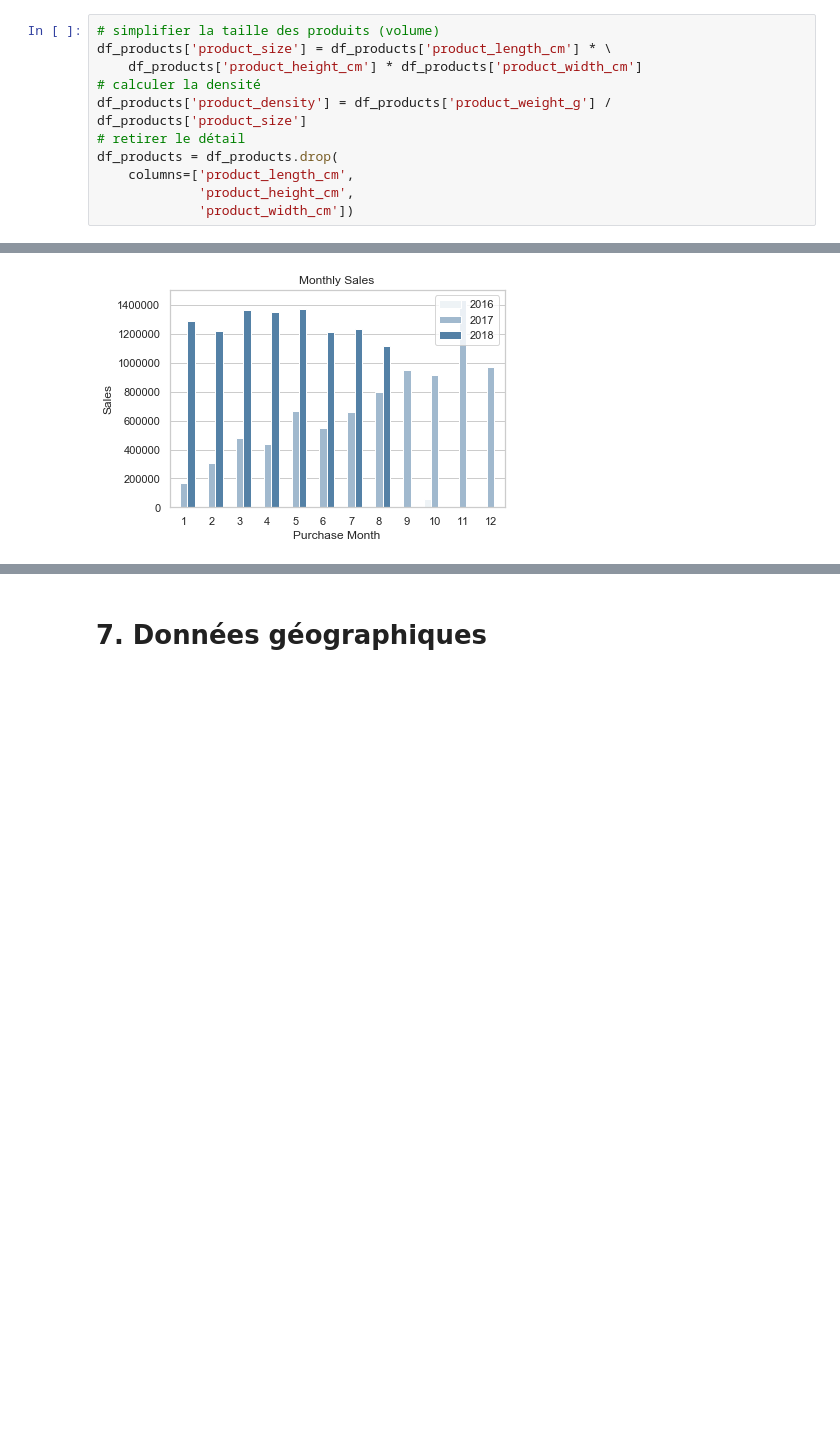
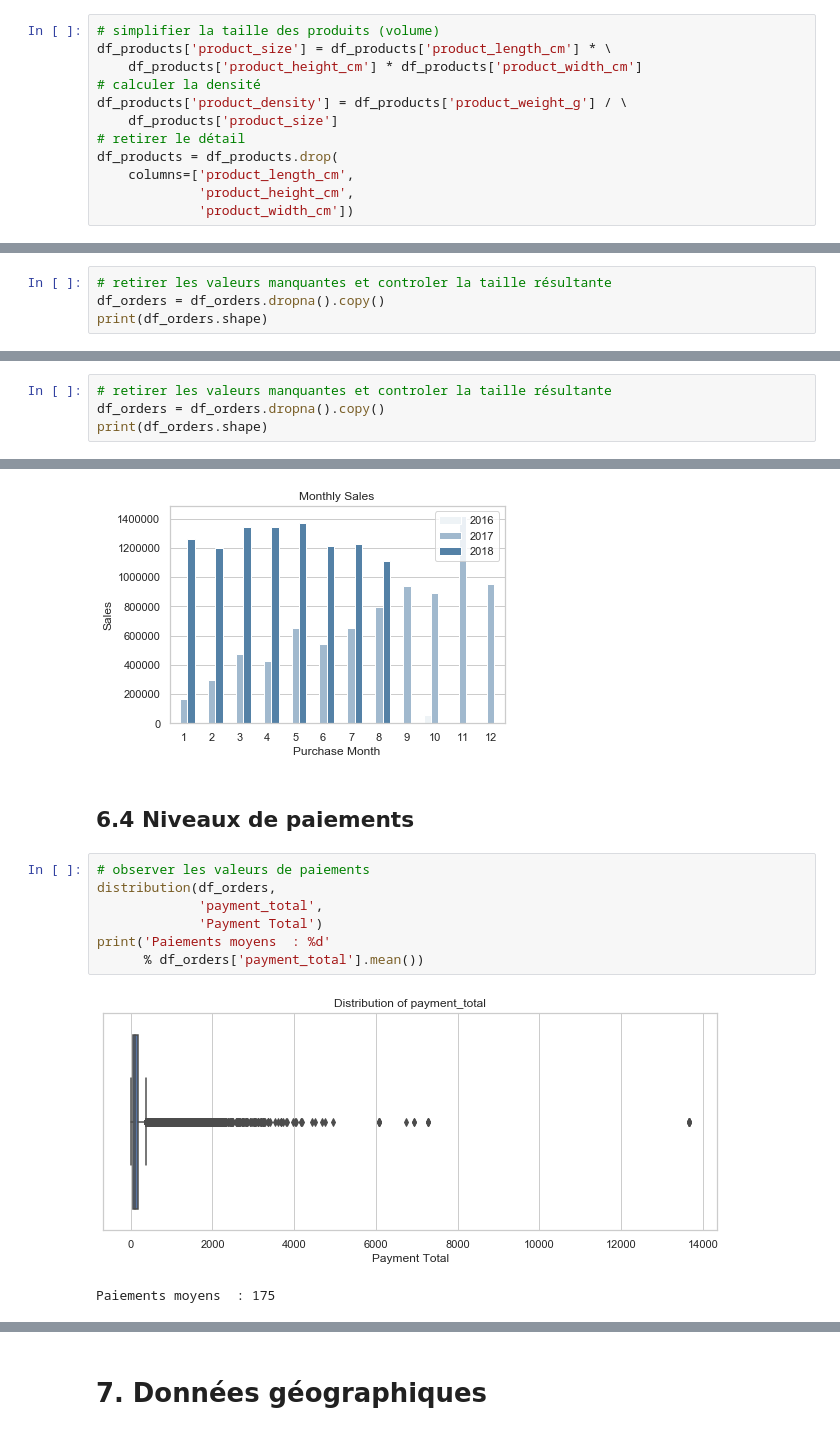
Before and after one commit to EtienneLardeur/P5_CustomerSegmentation, a Jupyter notebook: POlist_01_AnotebookEDA_uncleaned.ipynb, the cells around one changed output, grey strips where cells are left out. Saved outputs shown, nothing was run; the diff lists cells and outputs as text; blank space fills up the shorter version.

```diff
--- a/POlist_01_AnotebookEDA_uncleaned.ipynb
+++ b/POlist_01_AnotebookEDA_uncleaned.ipynb
@@ -905,7 +949,8 @@ df_products = df_products.rename(columns={
 df_products['product_size'] = df_products['product_length_cm'] * \
     df_products['product_height_cm'] * df_products['product_width_cm']
 # calculer la densité
-df_products['product_density'] = df_products['product_weight_g'] / df_products['product_size']
+df_products['product_density'] = df_products['product_weight_g'] / \
+    df_products['product_size']
 # retirer le détail
 df_products = df_products.drop(
     columns=['product_length_cm',
@@ -1586 +1629,5 @@ df_orders.sample(3)
 3 rows × 39 columns
+# %%
+# retirer les valeurs manquantes et controler la taille résultante
+df_orders = df_orders.dropna().copy()
+print(df_orders.shape)
@@ -1713,3 +1781,7 @@ df_orders = df_orders.merge(
     how='left',
     left_on=['order_id'],
     right_on=['order_id'])
+# %%
+# retirer les valeurs manquantes et controler la taille résultante
+df_orders = df_orders.dropna().copy()
+print(df_orders.shape)
@@ -1799,3 +1833,15 @@ plt.legend(loc='upper right')
 # %% [output]
 <matplotlib.legend.Legend at 0x...>
 [figure]
+# %% [markdown]
+## 6.4 Niveaux de paiements
+# %%
+# observer les valeurs de paiements
+distribution(df_orders,
+             'payment_total',
+             'Payment Total')
+print('Paiements moyens  : %d'
+      % df_orders['payment_total'].mean())
+# %% [output]
+[figure, added]
+Paiements moyens  : 175
```
Also changed, not shown: parts of 131 cells of this notebook.
